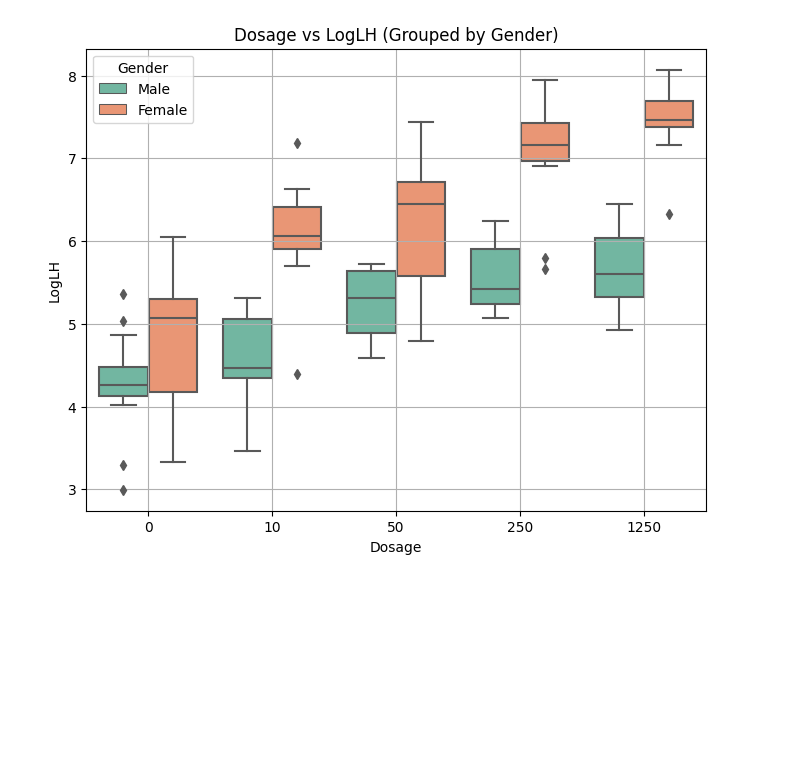
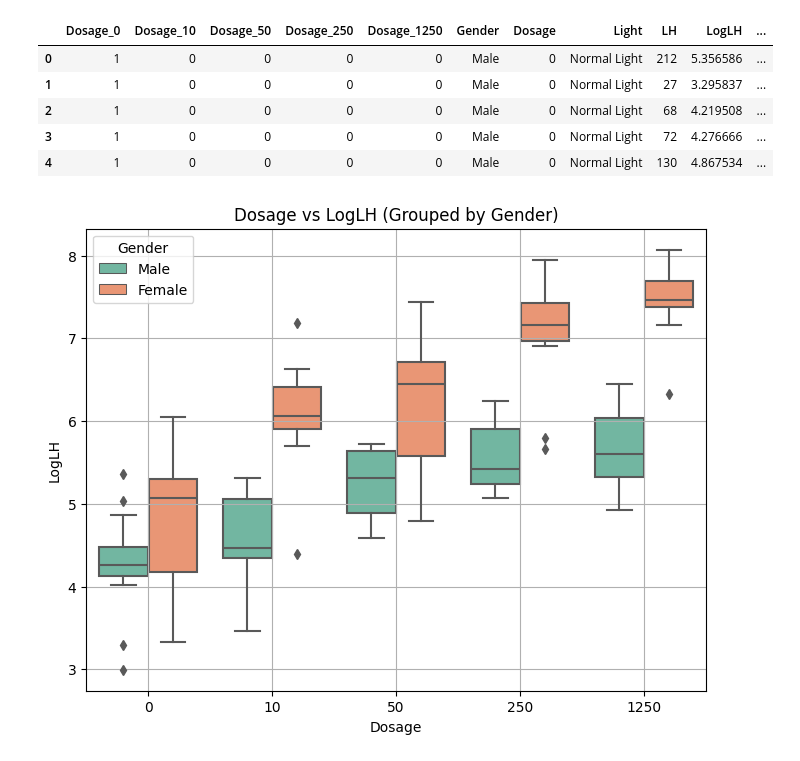
Before and after one commit to chuckrak/StatsResearch, a Jupyter notebook: p3/work.ipynb, the cells around one changed output. Cells and saved outputs as stored; diff of their text form; code cells hidden in the pictures; blank space fills up the shorter version.

```diff
--- a/p3/work.ipynb
+++ b/p3/work.ipynb
@@ -13 +8,16 @@ data['LogLH'] = np.log(data['LH'])
+# %%
+data = pd.read_csv('data.csv')
+data['LogLH'] = np.log(data['LH'])
+data['Female'] = (data['Gender'] == "Female").astype('int')
+data['NormalLight'] = (data['Light'] == "Normal Light").astype('int')
+dosage_dummies = pd.get_dummies(data['Dosage'], prefix='Dosage').astype(int)
+data = pd.concat([dosage_dummies, data], axis=1)
+data.head()
+# %% [output]
+|  | Dosage_0 | Dosage_10 | Dosage_50 | Dosage_250 | Dosage_1250 | Gender | Dosage | Light | LH | LogLH | ... |
+| 0 | 1 | 0 | 0 | 0 | 0 | Male | 0 | Normal Light | 212 | 5.356586 | ... |
+| 1 | 1 | 0 | 0 | 0 | 0 | Male | 0 | Normal Light | 27 | 3.295837 | ... |
+| 2 | 1 | 0 | 0 | 0 | 0 | Male | 0 | Normal Light | 68 | 4.219508 | ... |
+| 3 | 1 | 0 | 0 | 0 | 0 | Male | 0 | Normal Light | 72 | 4.276666 | ... |
+| 4 | 1 | 0 | 0 | 0 | 0 | Male | 0 | Normal Light | 130 | 4.867534 | ... |
 # %%
```
Also changed, not shown: parts of 12 cells of this notebook, 1 other file.
